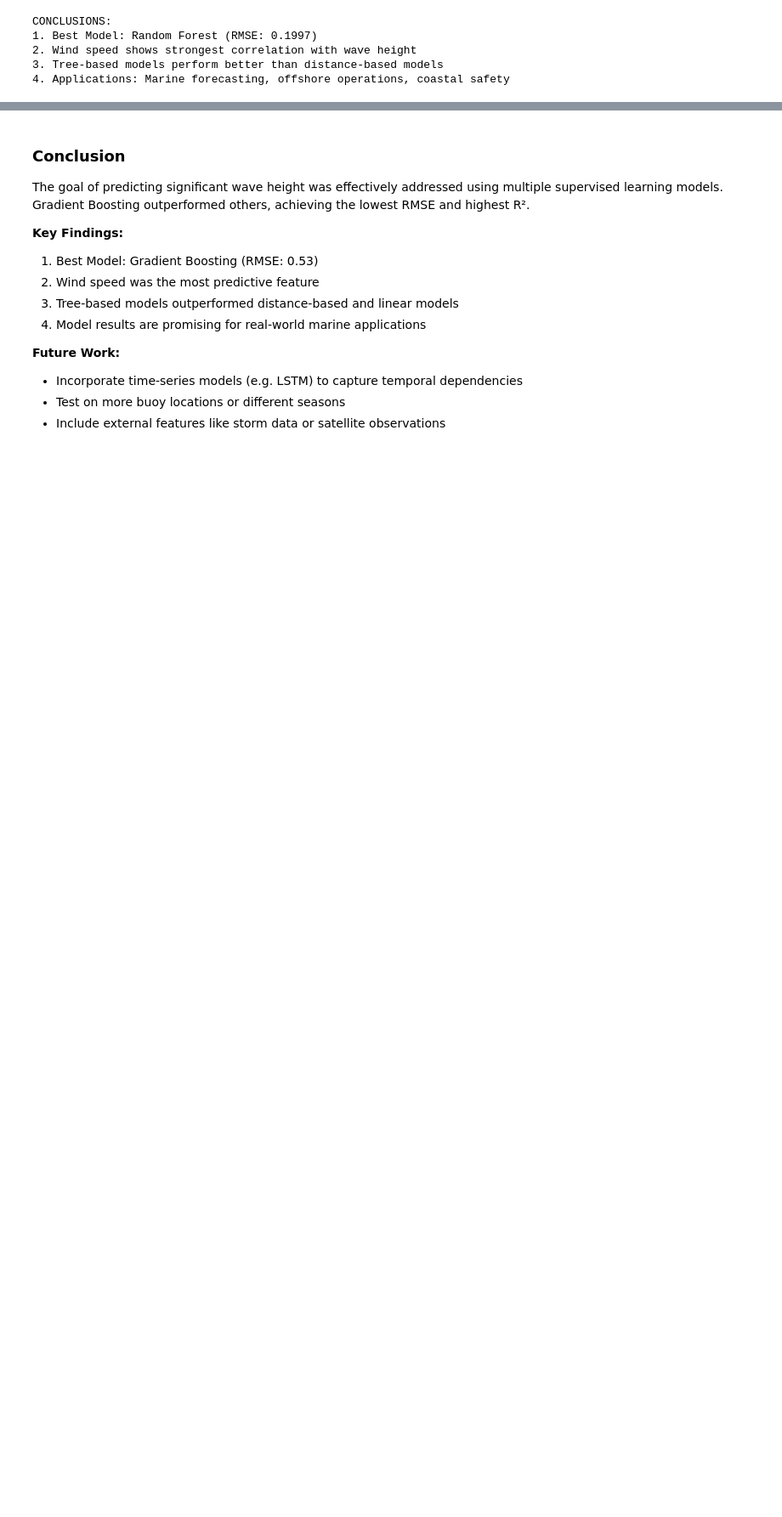
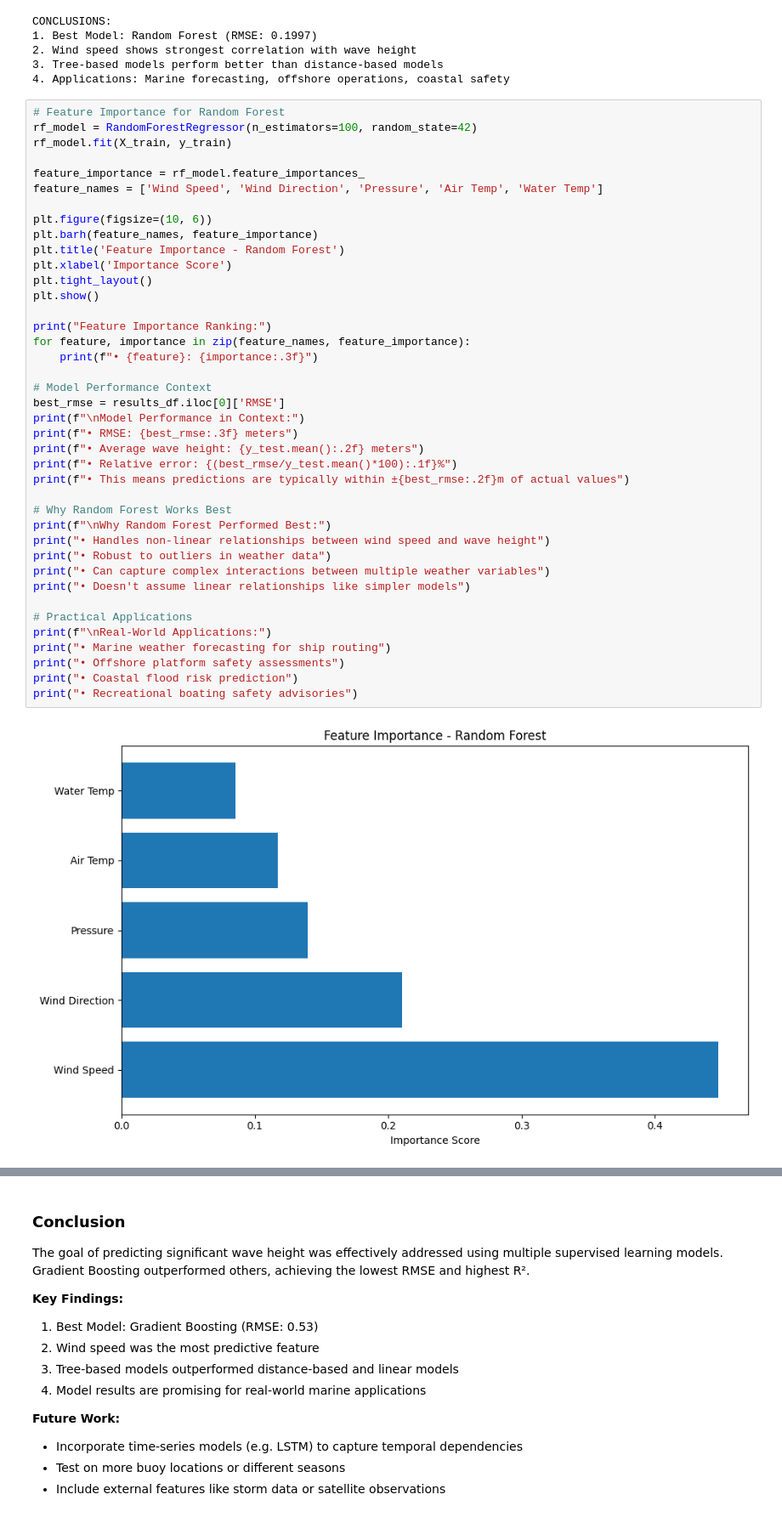
Before and after one commit to PanakIllustrations/4622-Project-1, a Jupyter notebook: PanakJ_P1.ipynb, the cells around one changed output, grey strips where cells are left out. Shown at 85% size. Saved outputs shown, nothing was run; the diff lists cells and outputs as text; blank space fills up the shorter version.

```diff
--- a/PanakJ_P1.ipynb
+++ b/PanakJ_P1.ipynb
@@ -496,3 +498,45 @@ CONCLUSIONS:
 2. Wind speed shows strongest correlation with wave height
 3. Tree-based models perform better than distance-based models
 4. Applications: Marine forecasting, offshore operations, coastal safety
+# %%
+# Feature Importance for Random Forest
+rf_model = RandomForestRegressor(n_estimators=100, random_state=42)
+rf_model.fit(X_train, y_train)
+
+feature_importance = rf_model.feature_importances_
+feature_names = ['Wind Speed', 'Wind Direction', 'Pressure', 'Air Temp', 'Water Temp']
+
+plt.figure(figsize=(10, 6))
+plt.barh(feature_names, feature_importance)
+plt.title('Feature Importance - Random Forest')
+plt.xlabel('Importance Score')
+plt.tight_layout()
+plt.show()
+
+print("Feature Importance Ranking:")
+for feature, importance in zip(feature_names, feature_importance):
+    print(f"• {feature}: {importance:.3f}")
+
+# Model Performance Context
+best_rmse = results_df.iloc[0]['RMSE']
+print(f"\nModel Performance in Context:")
+print(f"• RMSE: {best_rmse:.3f} meters")
+print(f"• Average wave height: {y_test.mean():.2f} meters")
+print(f"• Relative error: {(best_rmse/y_test.mean()*100):.1f}%")
+print(f"• This means predictions are typically within ±{best_rmse:.2f}m of actual values")
+
+# Why Random Forest Works Best
+print(f"\nWhy Random Forest Performed Best:")
+print("• Handles non-linear relationships between wind speed and wave height")
+print("• Robust to outliers in weather data")
+print("• Can capture complex interactions between multiple weather variables")
+print("• Doesn't assume linear relationships like simpler models")
+
+# Practical Applications
+print(f"\nReal-World Applications:")
+print("• Marine weather forecasting for ship routing")
+print("• Offshore platform safety assessments")
+print("• Coastal flood risk prediction")
+print("• Recreational boating safety advisories")
+# %% [output]
+[figure, added]
```
Also changed, not shown: parts of 3 cells of this notebook.
